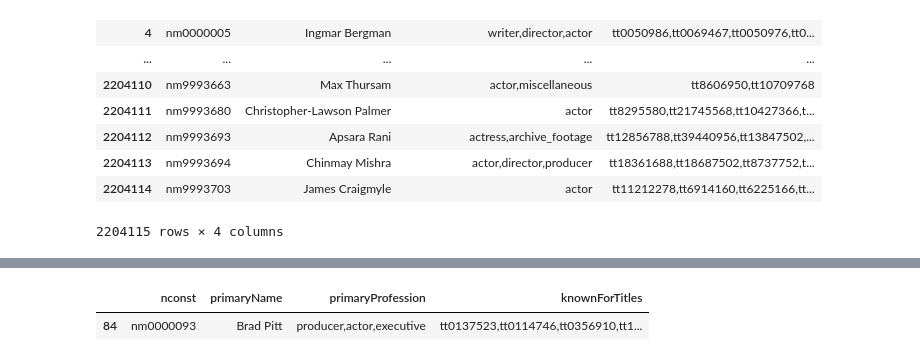
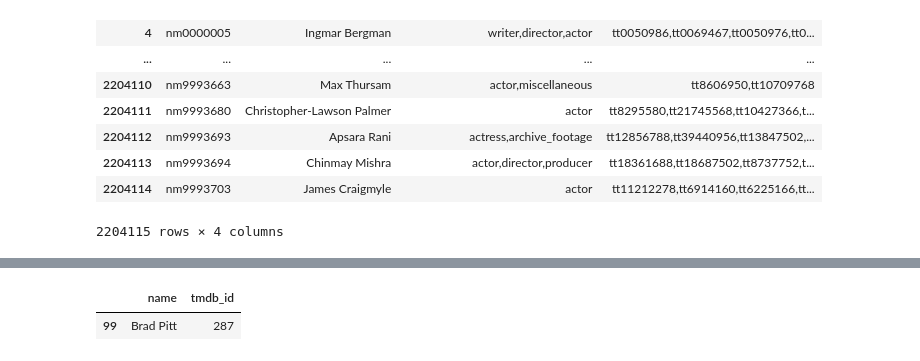
Before and after one commit to Shilord/Data515_MediaAnalysis_FinalProj, a Jupyter notebook: game_logic/testing.ipynb, the cells around one changed output, grey strips where cells are left out. Drawn from its saved outputs; the diff is of its cells as text; code cells hidden in the pictures.

```diff
--- a/game_logic/testing.ipynb
+++ b/game_logic/testing.ipynb
@@ -46,3 +78,3 @@ pd.read_parquet('../data/actor_names.parquet')
 # %%
-actors = pd.read_parquet('../data/actor_names.parquet')
-movies = pd.read_parquet('../data/final_movies.parquet')
+actors = pd.read_parquet('../data/revised-data/actor_list.parquet')
+movies = pd.read_parquet('../data/revised-data/final_movies.parquet')
@@ -96,8 +135,8 @@ game
   'is_successful': True},
  'is_valid': True}
 # %%
-actors[actors['primaryName'] == 'Brad Pitt']
+actors[actors['name'] == 'Brad Pitt']
 # %% [output]
-|  | nconst | primaryName | primaryProfession | knownForTitles |
-| 84 | nm0000093 | Brad Pitt | producer,actor,executive | tt0137523,tt0114746,tt0356910,tt1... |
+|  | name | tmdb_id |
+| 99 | Brad Pitt | 287 |
 # %%
```
Also changed, not shown: parts of 10 cells of this notebook, 3 other files.
